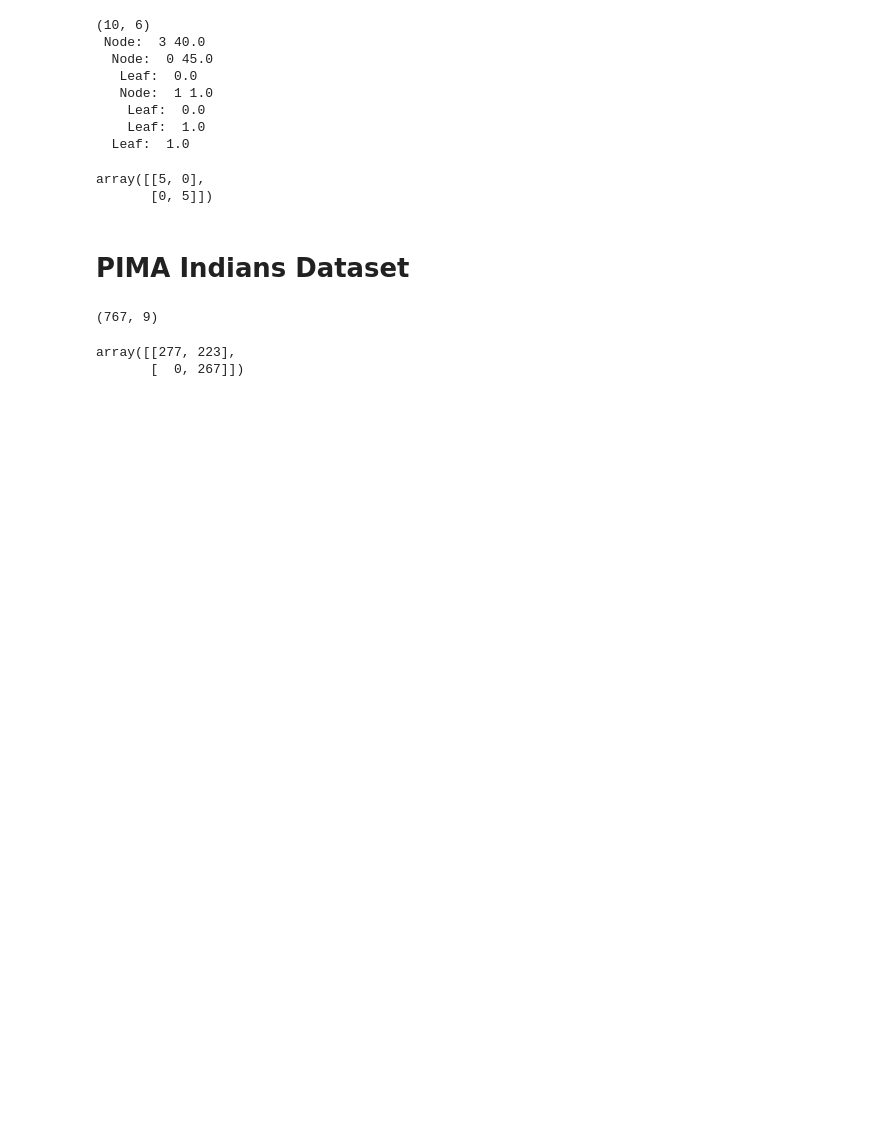
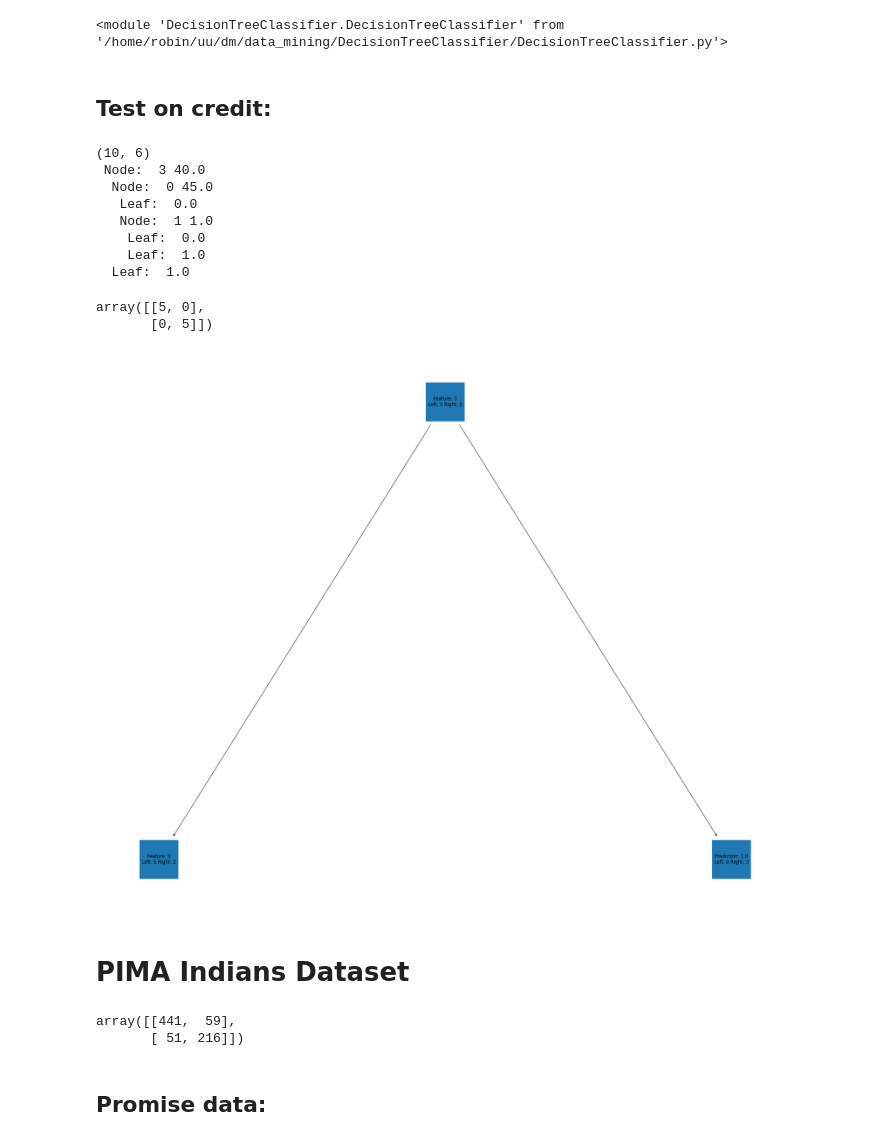
Before and after one commit to Robino-CK/data_mining, a Jupyter notebook: analysis.ipynb, the cells around one changed output. Saved outputs shown, nothing was run; the diff lists cells and outputs as text; code cells hidden in the pictures; blank space fills up the shorter version.

Commit message:
moved data to re,  analysis for part 2, bugfixing of part 1

```diff
--- a/analysis.ipynb
+++ b/analysis.ipynb
@@ -8,42 +9,53 @@ import graphviz
 from DecisionTreeClassifier import DecisionTreeClassifier
+# %%
+importlib.reload(DecisionTreeClassifier)
+# %% [output]
+<module 'DecisionTreeClassifier.DecisionTreeClassifier' from '/home/robin/uu/dm/data_mining/DecisionTreeClassifier/DecisionTreeClassifier.py'>
+# %% [markdown]
+## Test on credit:
 # %%
 dt = DecisionTreeClassifier.DecisionTree()
-credit = np.loadtxt('credit.txt', delimiter=',', skiprows=1)
+credit = np.loadtxt('res/credit.txt', delimiter=',', skiprows=1)
 print(credit.shape)
 
 dt_credit = DecisionTreeClassifier.DecisionTree()
 dt_credit.tree_grow(credit[:, :-1], credit[:, -1], nmin=1, minleaf=1, nfeat=None)
 dt_credit.print_tree()
-#dt_credit.plot_tree()
+fig = plt.figure(figsize=(25,20))
+dt_credit.plot_tree(max_depth=1)
 
 y_pred = dt_credit.tree_predict(credit[:, :-1])
 y_true = credit[:,-1]
 confusion_matrix(y_true, y_pred)
 # %% [output]
 (10, 6)
  Node:  3 40.0
   Node:  0 45.0
    Leaf:  0.0
    Node:  1 1.0
     Leaf:  0.0
     Leaf:  1.0
   Leaf:  1.0
 array([[5, 0],
        [0, 5]])
+[figure, added]
 # %% [markdown]
 # PIMA Indians Dataset
 # %%
-pima = np.loadtxt('pima.txt', delimiter=',', skiprows=1)
+pima = np.loadtxt('res/pima.txt', delimiter=',', skiprows=1)
 
 dt_pima = DecisionTreeClassifier.DecisionTree()
+np.random.shuffle(pima)
 dt_pima.tree_grow(pima[:, :-1], pima[:, -1], nmin=20, minleaf=5, nfeat=None)
 #dt_pima.print_tree()
 #dt_pima.plot_tree()
 
 y_pred = dt_pima.tree_predict(pima[:, :-1])
 y_true = pima[:,-1]
+
 confusion_matrix(y_true, y_pred)
 # %% [output]
-(767, 9)
+array([[441,  59],
+       [ 51, 216]])
-array([[277, 223],
-       [  0, 267]])
+# %% [markdown]
+## Promise data:
```
Also changed, not shown: parts of 9 cells of this notebook, 7 other files.
